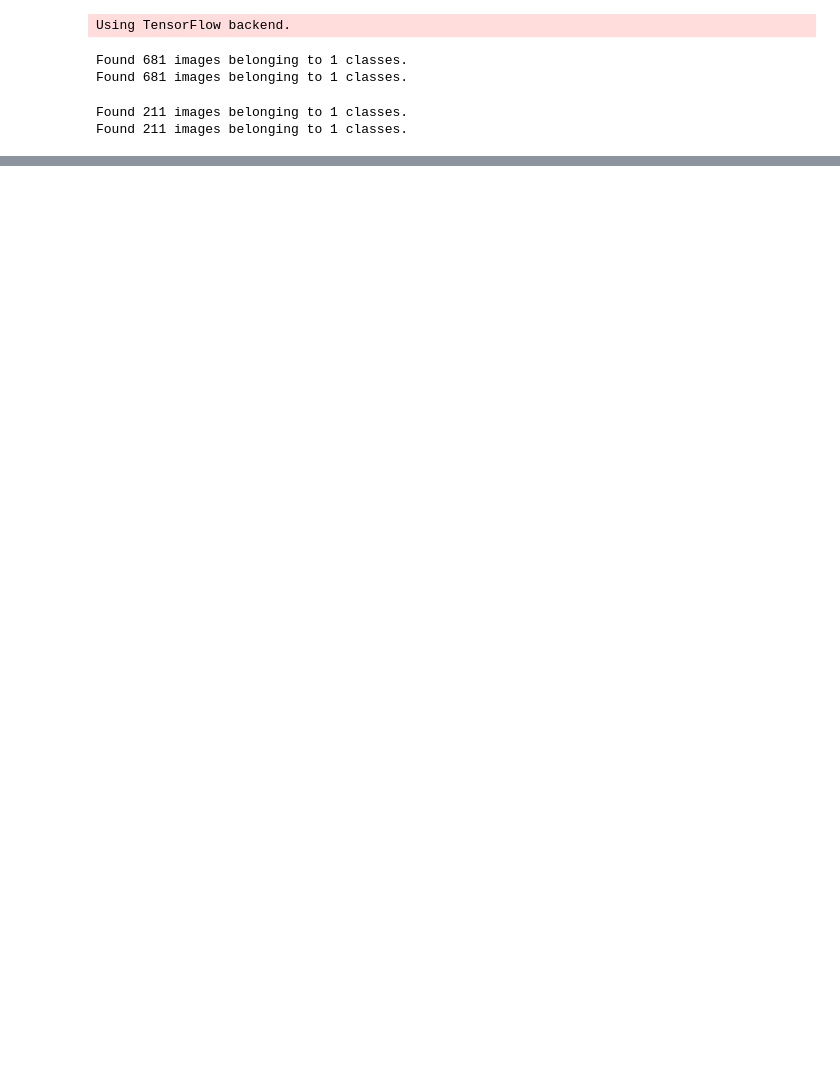
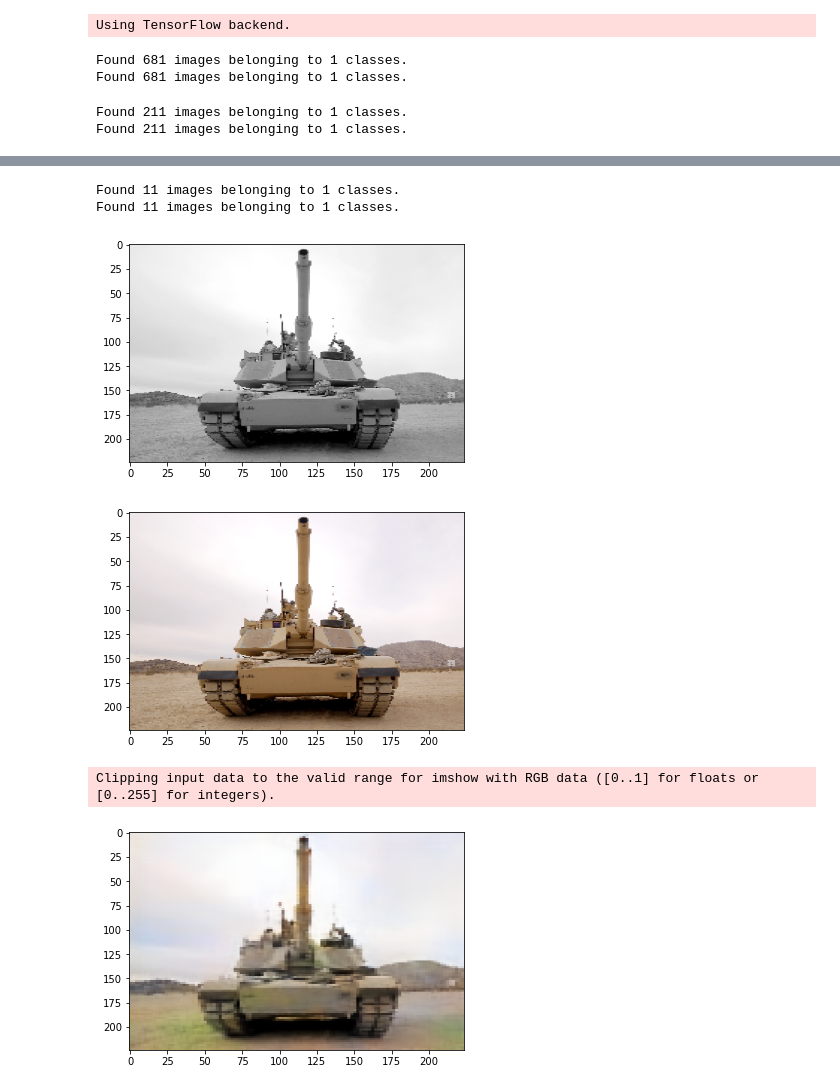
Before and after one commit to cris391/BlackWhiteToColor, a Jupyter notebook: Main.ipynb, the cells around one changed output, grey strips where cells are left out. Saved outputs shown, nothing was run; the diff lists cells and outputs as text; code cells hidden in the pictures; blank space fills up the shorter version.

Commit message:
30 steps 500 epoch
30 steps 500 epoch
printed acc + loss
shows picture of input, actual, predicted

```diff
--- a/Main.ipynb
+++ b/Main.ipynb
@@ -165,9 +170,30 @@ test_x = bw.flow_from_directory(test_dir,
                           color_mode='grayscale',
                           class_mode=None,
                           seed=seed)
+
+test_y = bw.flow_from_directory(test_dir,
+                          target_size=(224,224),
+                          class_mode=None,
+                          seed=seed)
+# %% [output]
+Found 11 images belonging to 1 classes.
+Found 11 images belonging to 1 classes.
 # %%
 testpic = model.predict_on_batch(test_x[0])
 # %%
-plt.imshow(test_x[0][1],aspect="auto", cmap=plt.get_cmap('gray'))
+picNum = 6
+
+plt.imshow(test_x[0][picNum],aspect="auto", cmap=plt.get_cmap('gray'))
 plt.show()
 #print(x[0])
+
+plt.imshow(test_y[0][picNum],aspect="auto")
+plt.show()
+
+plt.imshow(testpic[picNum],aspect="auto")
+plt.show()
+# %% [output]
+[figure, added]
+[figure, added]
+Clipping input data to the valid range for imshow with RGB data ([0..1] for floats or [0..255] for integers).
+[figure, added]
```
Also changed, not shown: parts of 9 cells of this notebook, 2 other files.
